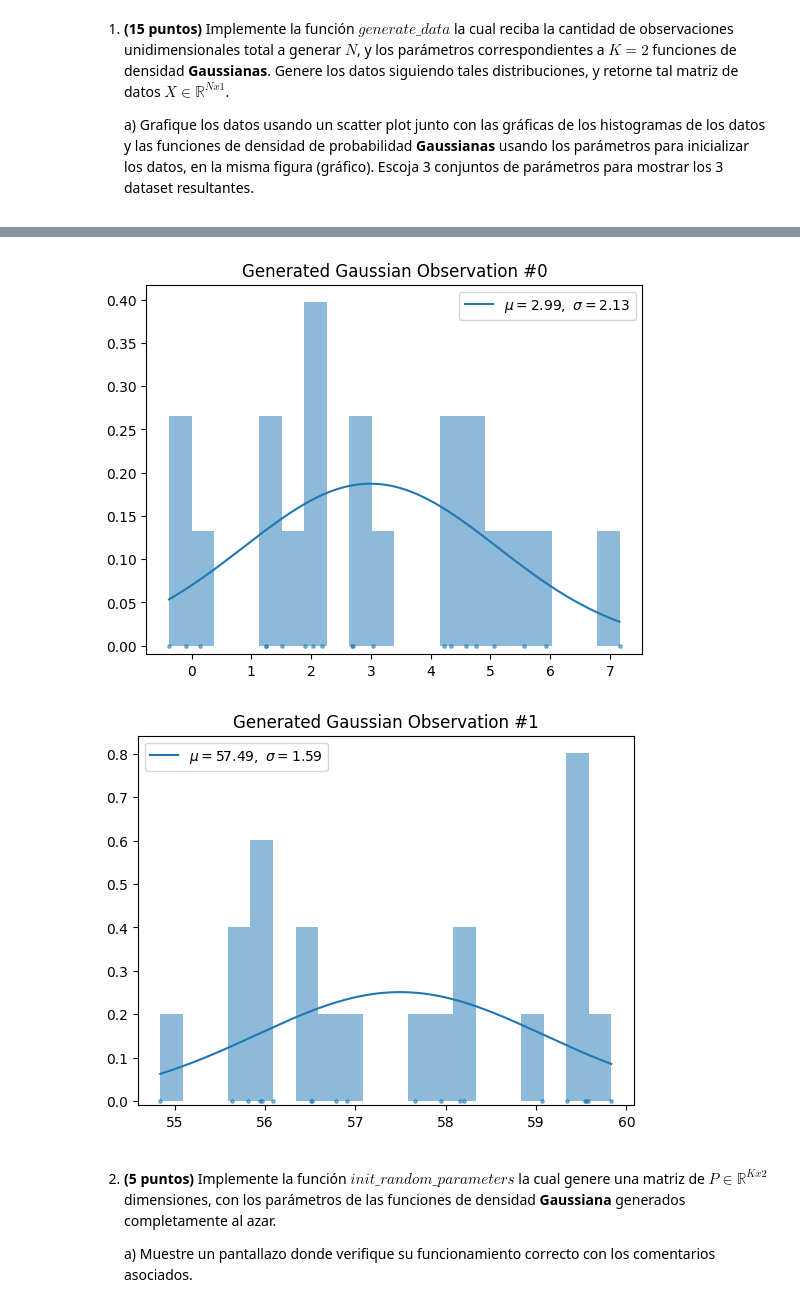
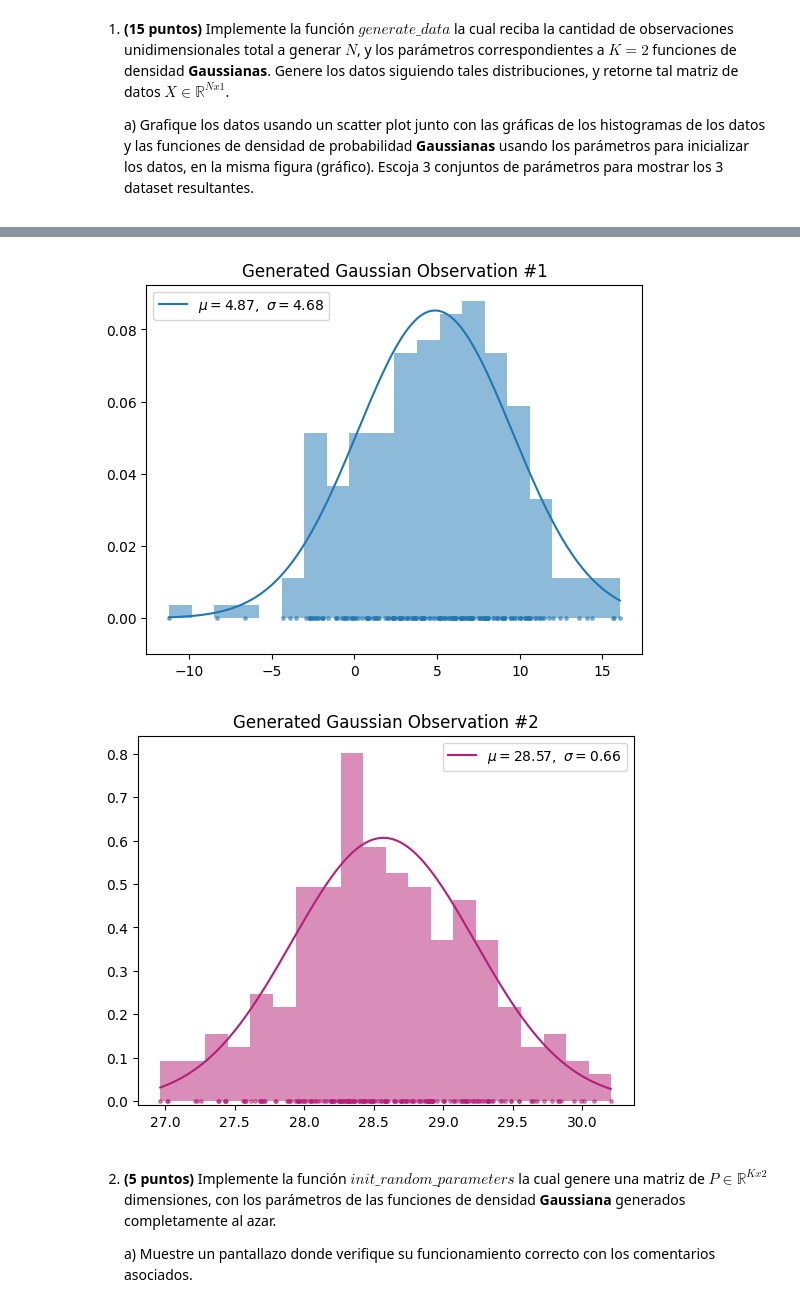
Before and after one commit to LD9797/Auto-Learning-Ground, a Jupyter notebook: AA_Entregable.ipynb, the cells around one changed output, grey strips where cells are left out. Saved outputs shown, nothing was run; the diff lists cells and outputs as text; code cells hidden in the pictures.

```diff
--- a/AA_Entregable.ipynb
+++ b/AA_Entregable.ipynb
@@ -58,30 +58,30 @@ tensor([[54.8850, 56.0274, 55.0991, 55.1150, 54.7238, 54.8876, 54.6451, 55.3691,
 # %%
 def plot_observation_2(observation, show=True, color=pallet[0], obs_number=1):
     fig, ax = plt.subplots()
     x_axis = torch.arange(observation.min(), observation.max(), 0.01)
     # Histogram
     ax.hist(observation, density=True, bins=20, alpha=0.5, color=color)
     # Scatter Dots
     ax.scatter(observation, torch.zeros(observation.size()), s=6, alpha=0.5, color=color)
     # Gaussian Curve
     mu = torch.mean(observation)
     sigma = torch.std(observation, unbiased=True)
     label = fr'$\mu={round(mu.item(), 2)},\ \sigma={round(sigma.item(), 2)}$'
     ax.plot(x_axis, norm.pdf(x_axis, mu, sigma), color=color, label=label)
     ax.set_title(f"Generated Gaussian Observation #{obs_number}")
     ax.legend()
     # Adjust y-axis
     y_min, y_max = ax.get_ylim()
     ax.set_ylim(y_min - 0.01, y_max)
     if show:
         plt.show()
 
-sample = generate_data_gaussian(20)
-plot_observation_2(sample[0], obs_number=0)
-plot_observation_2(sample[1], obs_number=1)
+generated_samples = generate_data_gaussian(200)
+for index, sample in enumerate(generated_samples):
+    plot_observation_2(sample, color=pallet[index % 3], obs_number=index + 1)
 # %% [output]
-[figure, old version]
+[figure, new version]
-[figure, old version]
+[figure, new version]
 # %% [markdown]
 2. **(5 puntos)** Implemente la función $\textit{init\_random\_parameters}$ la cual genere una matriz de $P\in\mathbb{R}^{Kx2}$ dimensiones, con los parámetros de las funciones de densidad **Gaussiana** generados completamente al azar.
 
```
Also changed, not shown: parts of 2 cells of this notebook, 2 other files.
